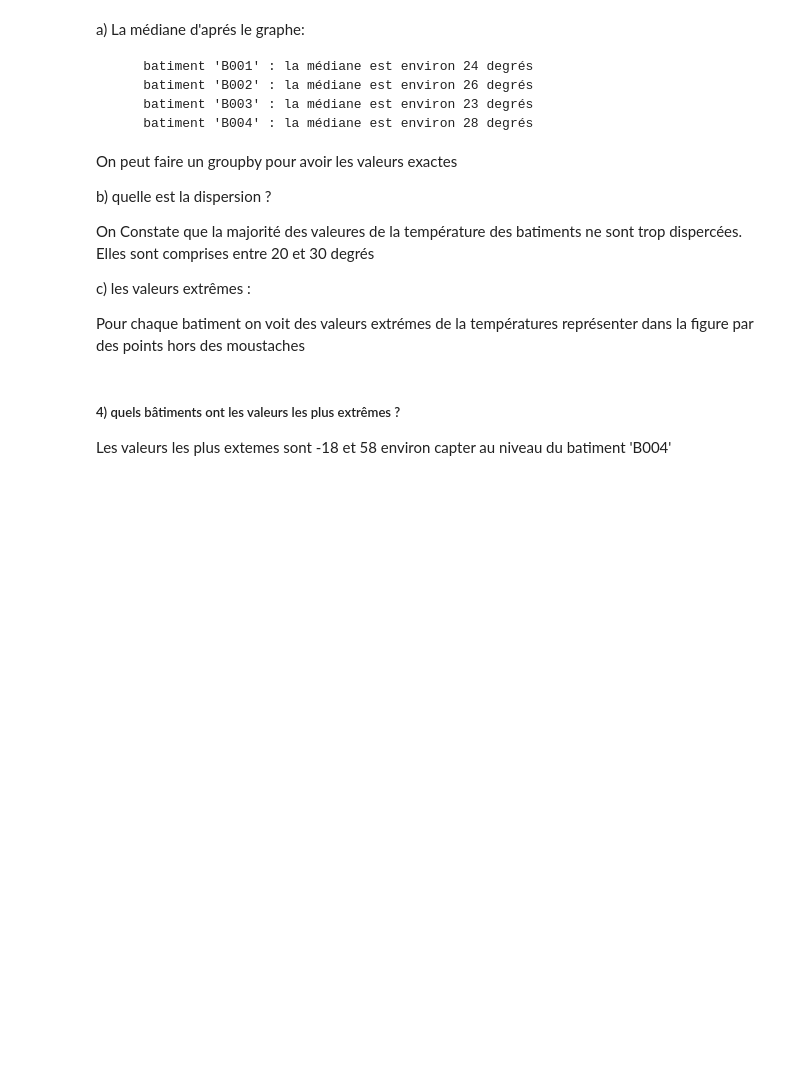
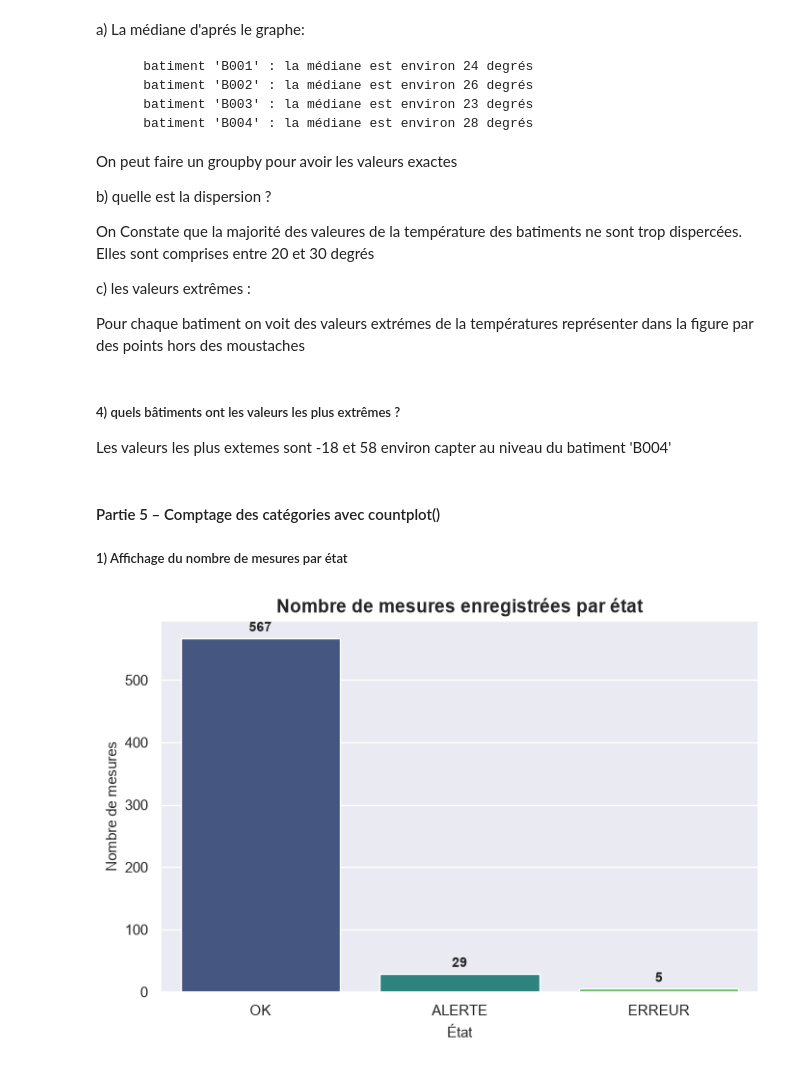
Before and after one commit to cheikhahmedtidiane/atelier_seaborn_iot, a Jupyter notebook: notebooks/atelier_seaborn_iot.ipynb, the cells around one changed output. Drawn from its saved outputs; the diff is of its cells as text; code cells hidden in the pictures; blank space fills up the shorter version.

Commit message:
Partie 4 – Comptage des catégories avec countplot()

```diff
--- a/notebooks/atelier_seaborn_iot.ipynb
+++ b/notebooks/atelier_seaborn_iot.ipynb
@@ -254,3 +254,30 @@ Pour chaque batiment on voit des valeurs extrémes de la températures représen
 ##### 4) quels bâtiments ont les valeurs les plus extrêmes ?
 
 Les valeurs les plus extemes sont -18 et 58 environ capter au niveau du batiment 'B004'
+# %% [markdown]
+#### Partie 5 – Comptage des catégories avec countplot()
+##### 1) Affichage du nombre de mesures par état
+# %%
+sns.set_theme(style="darkgrid")
+
+plt.figure(figsize=(8, 5))
+ax = sns.countplot(
+    data=df,
+    x="etat",
+    palette="viridis",  # Applique un dégradé de couleurs moderne
+    hue="etat",         # Recommandé pour la gestion des couleurs dans Seaborn
+    legend=False
+)
+
+# valeurs exactes au-dessus de chaque barre
+for container in ax.containers:
+    ax.bar_label(container, fontsize=10, fontweight="bold", padding=3)
+
+
+plt.title("Nombre de mesures enregistrées par état", fontsize=14, fontweight="bold")
+plt.xlabel("État", fontsize=11)
+plt.ylabel("Nombre de mesures", fontsize=11)
+
+plt.show()
+# %% [output]
+[figure, added]
```
Also changed, not shown: parts of 4 cells of this notebook.
